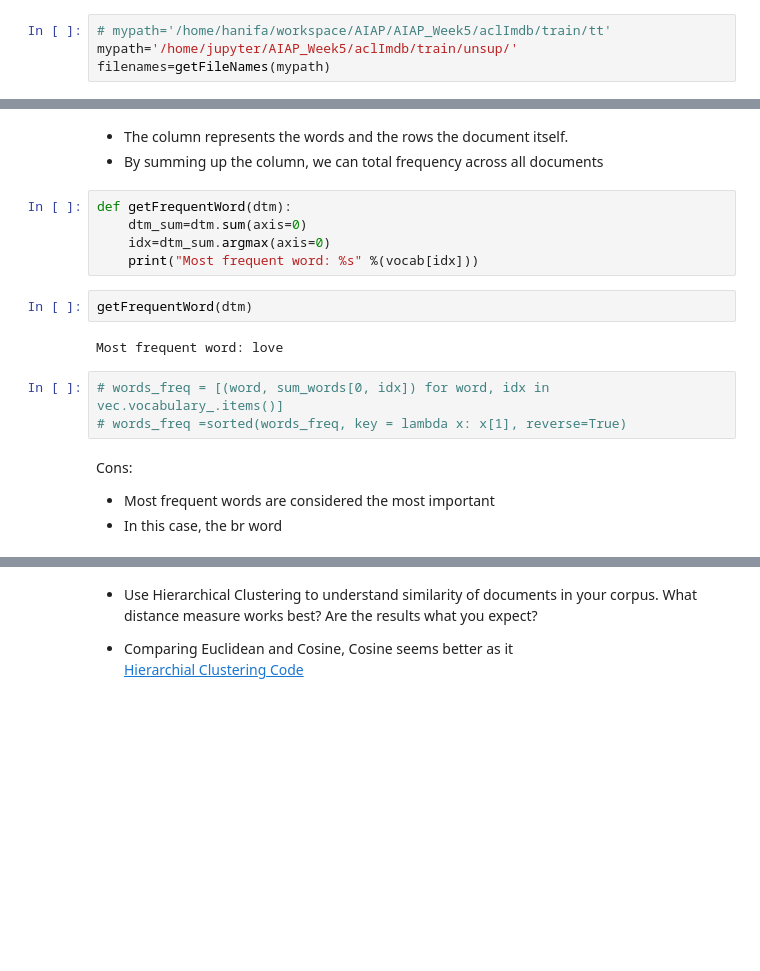
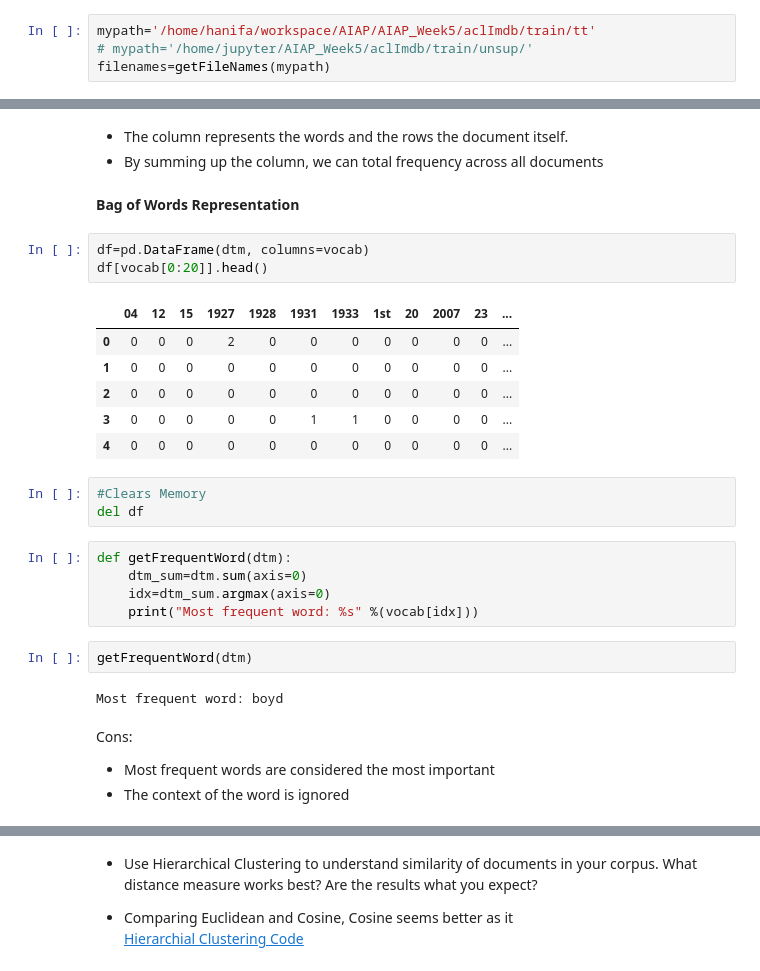
Before and after one commit to hanifa2102/AIAP_Week5, a Jupyter notebook: Week5_NLP_student.ipynb, the cells around one changed output, grey strips where cells are left out. Drawn from its saved outputs; the diff is of its cells as text; blank space fills up the shorter version.

```diff
--- a/Week5_NLP_student.ipynb
+++ b/Week5_NLP_student.ipynb
@@ -51,8 +53,8 @@ Once you understand the concept, convert your corpus and documents into bags of
 - Using the IMDB movies reviews
 - Unsup dataset is used
 # %%
-# mypath='/home/hanifa/workspace/AIAP/AIAP_Week5/aclImdb/train/tt'
-mypath='/home/jupyter/AIAP_Week5/aclImdb/train/unsup/'
+mypath='/home/hanifa/workspace/AIAP/AIAP_Week5/aclImdb/train/tt'
+# mypath='/home/jupyter/AIAP_Week5/aclImdb/train/unsup/'
 filenames=getFileNames(mypath)
 # %%
 def checkVectorizer(dtm):
@@ -94,6 +89,21 @@ Show and explain what one of your documents looks like as a bag of words below.
 # %% [markdown]
 - The column represents the words and the rows the document itself.
 - By summing up the column, we can total frequency across all documents
+# %% [markdown]
+__Bag of Words Representation__
+# %%
+df=pd.DataFrame(dtm, columns=vocab)
+df[vocab[0:20]].head()
+# %% [output]
+|  | 04 | 12 | 15 | 1927 | 1928 | 1931 | 1933 | 1st | 20 | 2007 | 23 | ... |
+| 0 | 0 | 0 | 0 | 2 | 0 | 0 | 0 | 0 | 0 | 0 | 0 | ... |
+| 1 | 0 | 0 | 0 | 0 | 0 | 0 | 0 | 0 | 0 | 0 | 0 | ... |
+| 2 | 0 | 0 | 0 | 0 | 0 | 0 | 0 | 0 | 0 | 0 | 0 | ... |
+| 3 | 0 | 0 | 0 | 0 | 0 | 1 | 1 | 0 | 0 | 0 | 0 | ... |
+| 4 | 0 | 0 | 0 | 0 | 0 | 0 | 0 | 0 | 0 | 0 | 0 | ... |
+# %%
+#Clears Memory
+del df
 # %%
 def getFrequentWord(dtm):
     dtm_sum=dtm.sum(axis=0)
@@ -102,14 +112,11 @@ def getFrequentWord(dtm):
 # %%
 getFrequentWord(dtm)
 # %% [output]
-Most frequent word: love
+Most frequent word: boyd
-# %%
-# words_freq = [(word, sum_words[0, idx]) for word, idx in     vec.vocabulary_.items()]
-# words_freq =sorted(words_freq, key = lambda x: x[1], reverse=True)
 # %% [markdown]
 Cons:
  - Most frequent words are considered the most important
- - In this case, the br word
+ - The context of the word is ignored
 # %% [markdown]
 ### Tell us a story with your bags
 Now that your text is in a more digestible format, you can apply previously learned techniques to better understand the corpus. **Create a brief story around your corpus, for example by using clustering techniques.** Some examples of what you can do below:
```
Also changed, not shown: parts of 25 cells of this notebook, 2 other files.
